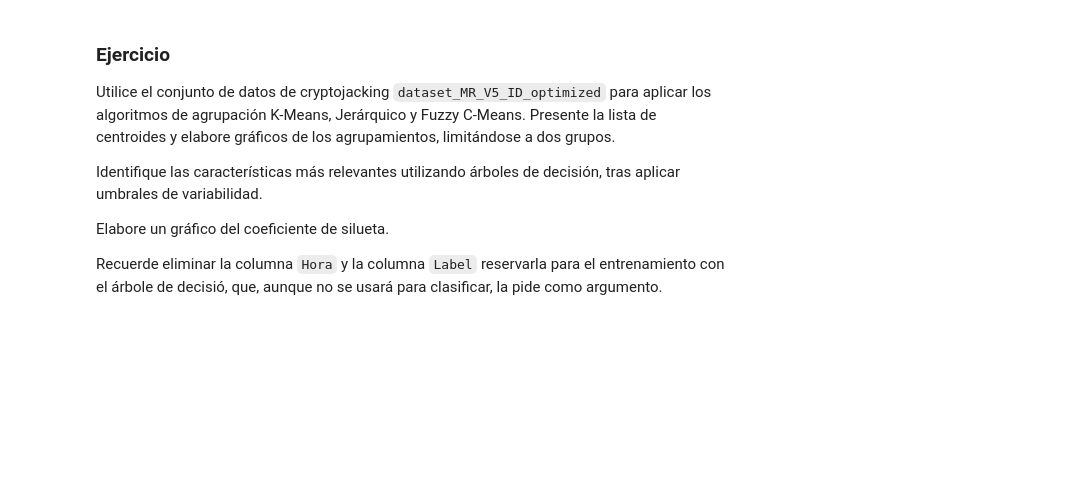
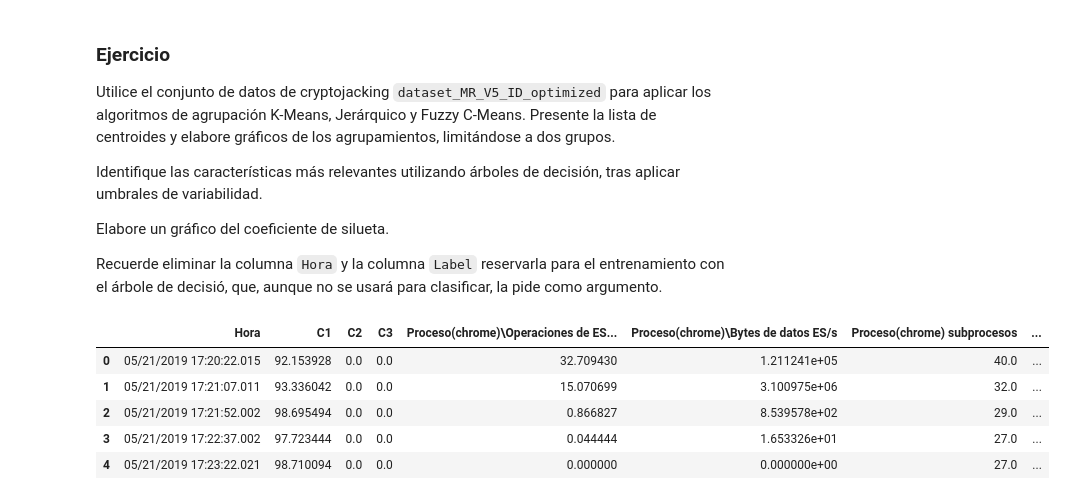
Before and after one commit to dannyasd/MineriaDeDatos, a Jupyter notebook: Lectura7.ipynb, the cells around one changed output. Drawn from its saved outputs; the diff is of its cells as text; code cells hidden in the pictures; blank space fills up the shorter version.

```diff
--- a/Lectura7.ipynb
+++ b/Lectura7.ipynb
@@ -258,3 +258,12 @@ dataset = pd.read_csv('https://alhernandezsua.gitlab.io/amd-misti/datasets/datas
 # %%
 y = dataset['Label']
 X = dataset.drop(columns=["Hora","Label"])
+# %%
+dataset.head()
+# %% [output]
+|  | Hora | C1 | C2 | C3 | Proceso(chrome)\Operaciones de ES... | Proceso(chrome)\Bytes de datos ES/s | Proceso(chrome) subprocesos | ... |
+| 0 | 05/21/2019 17:20:22.015 | 92.153928 | 0.0 | 0.0 | 32.709430 | 1.211241e+05 | 40.0 | ... |
+| 1 | 05/21/2019 17:21:07.011 | 93.336042 | 0.0 | 0.0 | 15.070699 | 3.100975e+06 | 32.0 | ... |
+| 2 | 05/21/2019 17:21:52.002 | 98.695494 | 0.0 | 0.0 | 0.866827 | 8.539578e+02 | 29.0 | ... |
+| 3 | 05/21/2019 17:22:37.002 | 97.723444 | 0.0 | 0.0 | 0.044444 | 1.653326e+01 | 27.0 | ... |
+| 4 | 05/21/2019 17:23:22.021 | 98.710094 | 0.0 | 0.0 | 0.000000 | 0.000000e+00 | 27.0 | ... |
```
Also changed, not shown: parts of 12 cells of this notebook.
